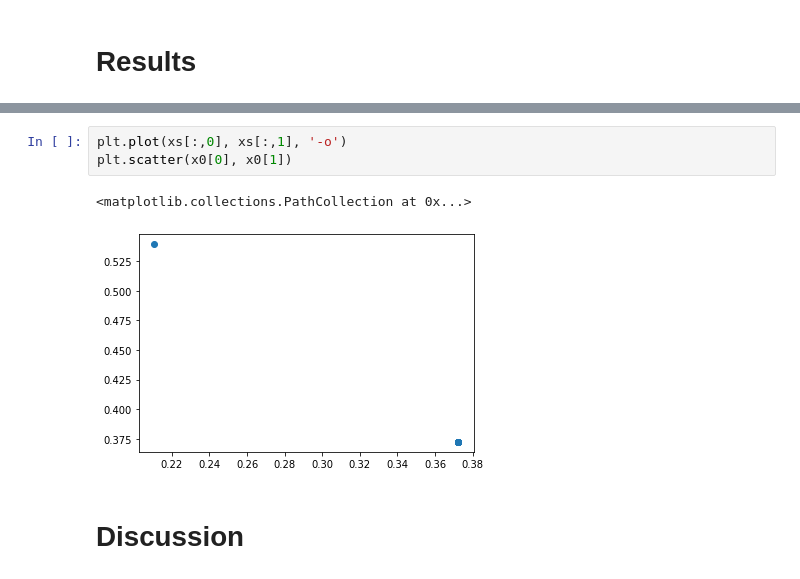
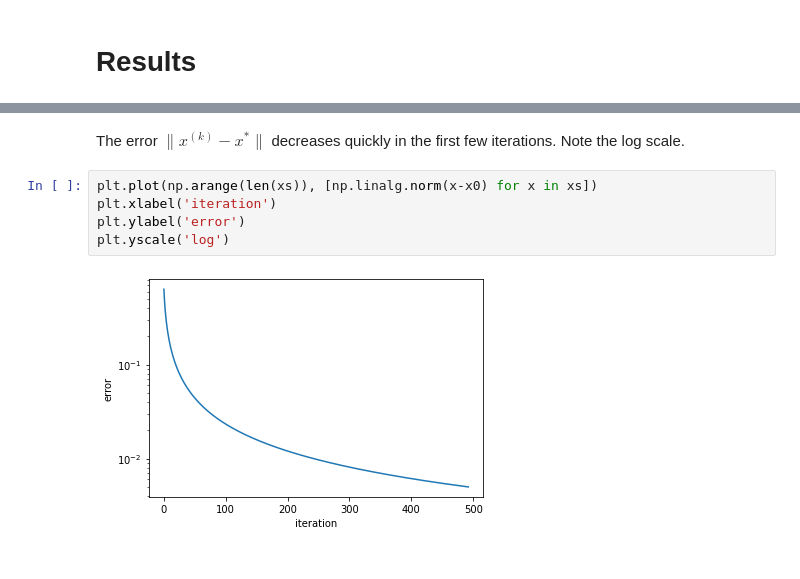
Before and after one commit to johanhoffman/DD2363_VT21, a Jupyter notebook: Lab_7/jacwah_lab7.ipynb, the cells around one changed output, grey strips where cells are left out. Drawn from its saved outputs; the diff is of its cells as text.

```diff
--- a/Lab_7/jacwah_lab7.ipynb
+++ b/Lab_7/jacwah_lab7.ipynb
@@ -119,8 +112,9 @@ print(xs)
-# %%
-plt.plot(xs[:,0], xs[:,1], '-o')
-plt.scatter(x0[0], x0[1])
-# %% [output]
-<matplotlib.collections.PathCollection at 0x...>
-[figure, removed]
-# %% [markdown]
-# **Discussion**
+# %% [markdown]
+The error $\|x^{(k)}-x^*\|$ decreases quickly in the first few iterations. Note the log scale.
+# %%
+plt.plot(np.arange(len(xs)), [np.linalg.norm(x-x0) for x in xs])
+plt.xlabel('iteration')
+plt.ylabel('error')
+plt.yscale('log')
+# %% [output]
+[figure, added]
```
Also changed, not shown: parts of 16 cells of this notebook.
